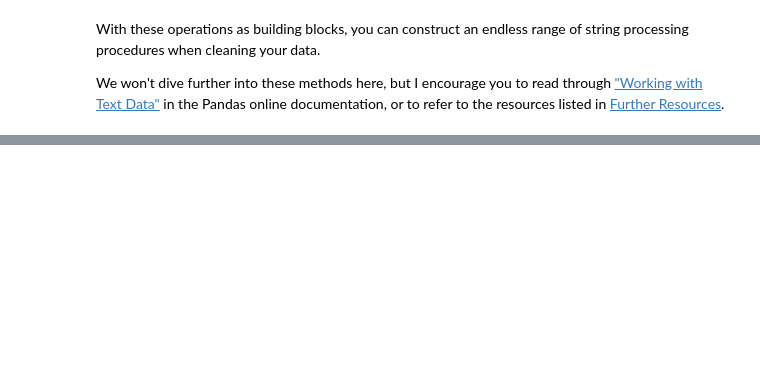
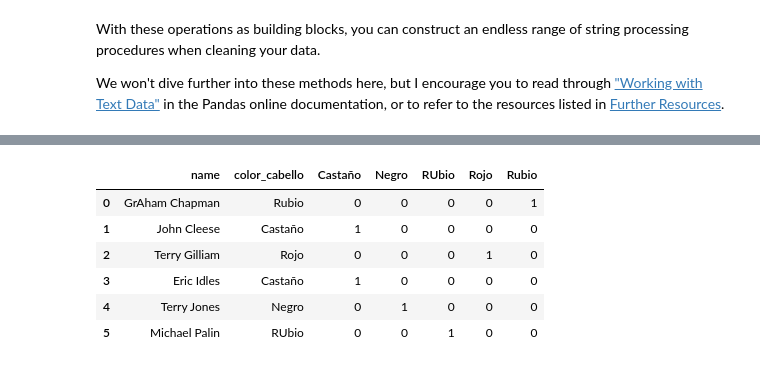
Before and after one commit to Andrea3677/ONLINE_DS_THEBRIDGE_OK, a Jupyter notebook: 2-Data_Analysis/7-Feature_engineering/1-Text/Working-With-Strings.ipynb, the cells around one changed output, grey strips where cells are left out. Cells and saved outputs as stored; diff of their text form; code cells hidden in the pictures; blank space fills up the shorter version.

```diff
--- a/2-Data_Analysis/7-Feature_engineering/1-Text/Working-With-Strings.ipynb
+++ b/2-Data_Analysis/7-Feature_engineering/1-Text/Working-With-Strings.ipynb
@@ -173,4 +321,13 @@ full_monte
 # %%
 full_monte
 # %%
-full_monte['color_cabello'].str.get_dummies()
+full_monte = full_monte.join(full_monte['color_cabello'].str.get_dummies())
+full_monte
+# %% [output]
+|  | name | color_cabello | Castaño | Negro | RUbio | Rojo | Rubio |
+| 0 | GrAham Chapman | Rubio | 0 | 0 | 0 | 0 | 1 |
+| 1 | John Cleese | Castaño | 1 | 0 | 0 | 0 | 0 |
+| 2 | Terry Gilliam | Rojo | 0 | 0 | 0 | 1 | 0 |
+| 3 | Eric Idles | Castaño | 1 | 0 | 0 | 0 | 0 |
+| 4 | Terry Jones | Negro | 0 | 1 | 0 | 0 | 0 |
+| 5 | Michael Palin | RUbio | 0 | 0 | 1 | 0 | 0 |
```
Also changed, not shown: parts of 21 cells of this notebook, 34 other files.
